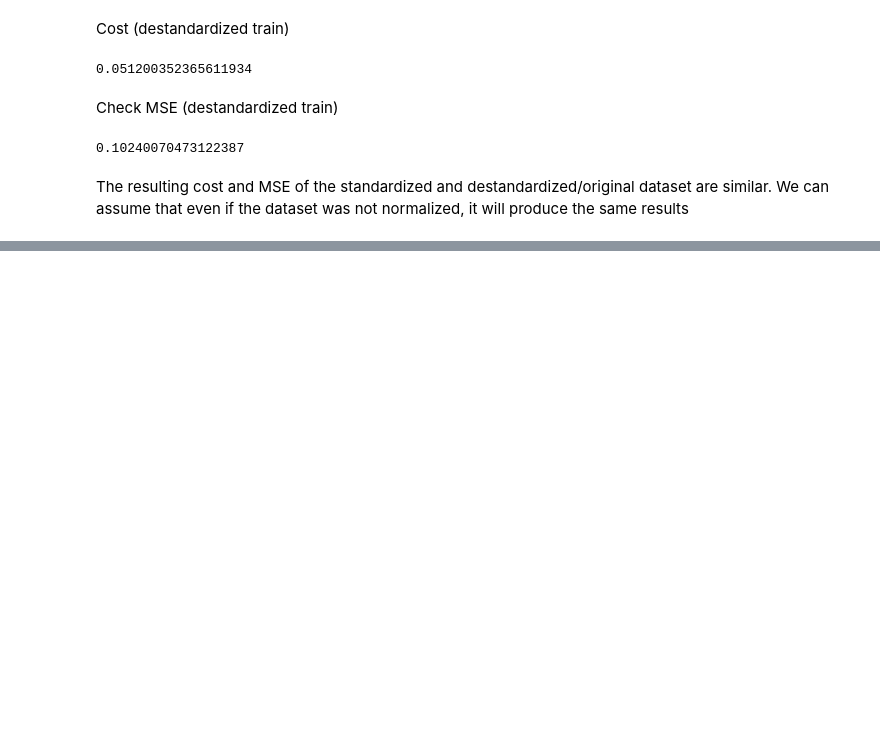
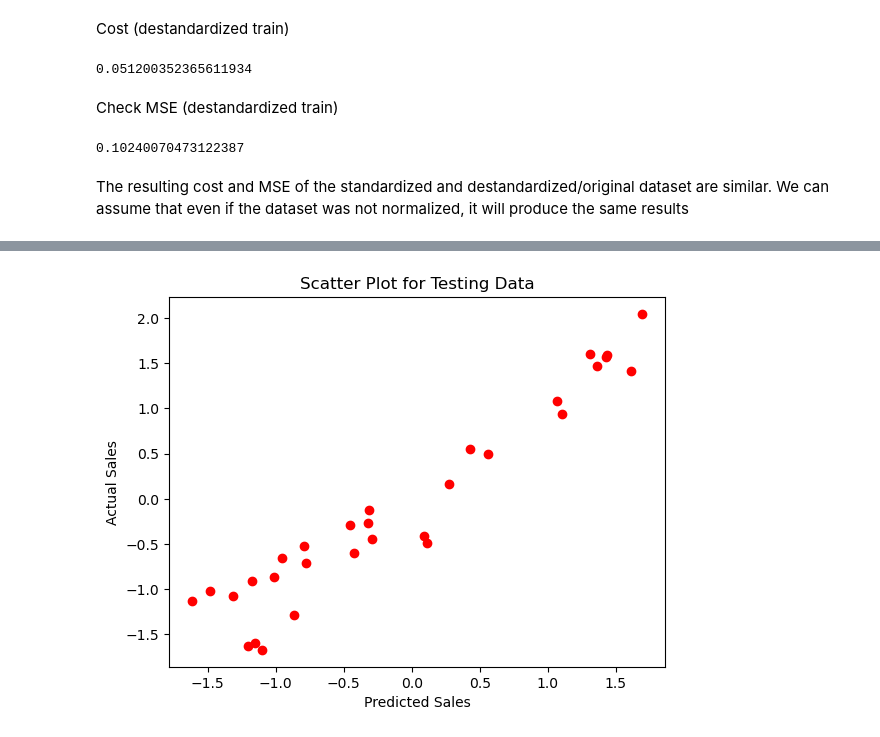
Before and after one commit to jeffrouzel/CMSC197-Machine-Learning, a Jupyter notebook: HW2/hw3-bat-og.ipynb, the cells around one changed output, grey strips where cells are left out. Saved outputs shown, nothing was run; the diff lists cells and outputs as text; code cells hidden in the pictures; blank space fills up the shorter version.

```diff
--- a/HW2/hw3-bat-og.ipynb
+++ b/HW2/hw3-bat-og.ipynb
@@ -365,0 +415,10 @@ The resulting cost and MSE of the standardized and destandardized/original datas
+# %%
+# Scatter Plot for Training Data
+
+plt.scatter(y_pred_testing, y_test, color='red', marker='o')
+plt.title("Scatter Plot for Testing Data")
+plt.xlabel("Predicted Sales")
+plt.ylabel("Actual Sales")
+plt.show()
+# %% [output]
+[figure, added]
```
Also changed, not shown: parts of 46 cells of this notebook.
